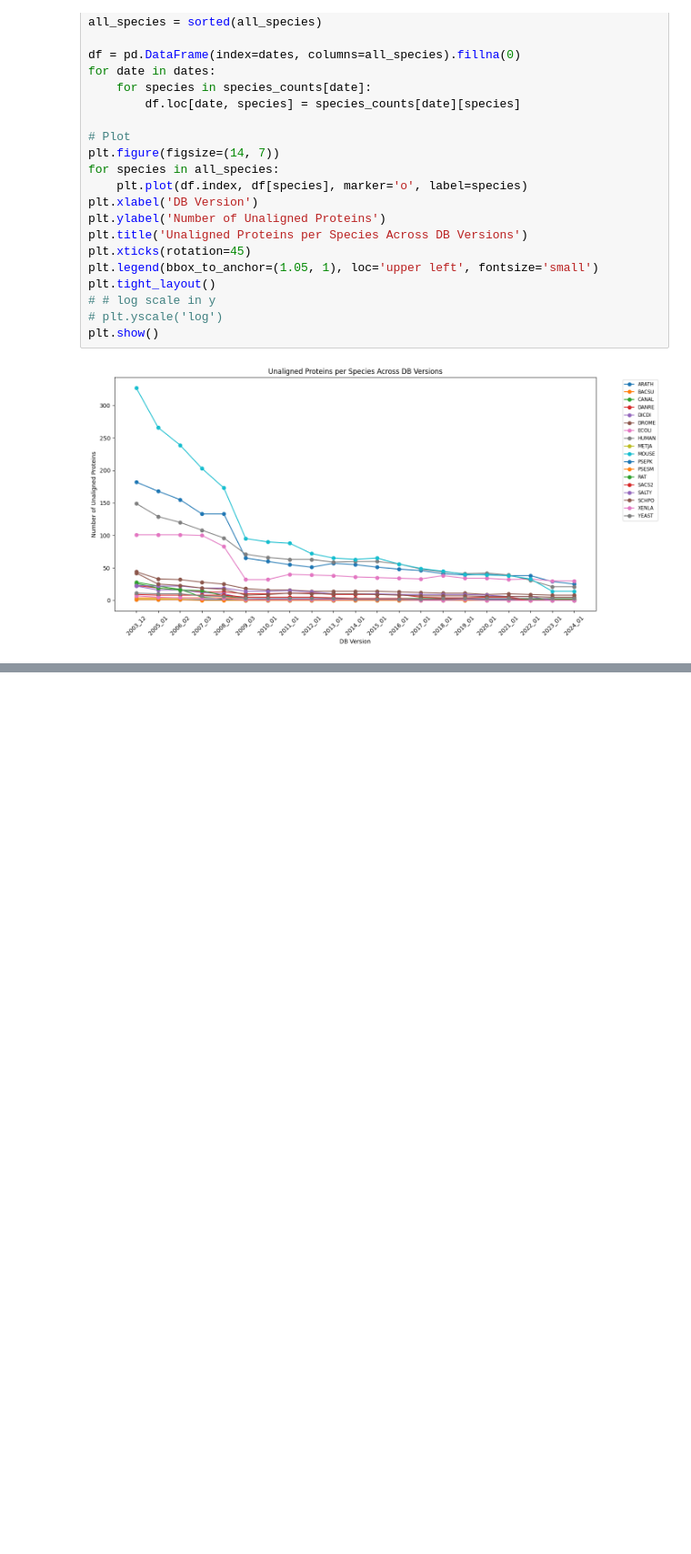
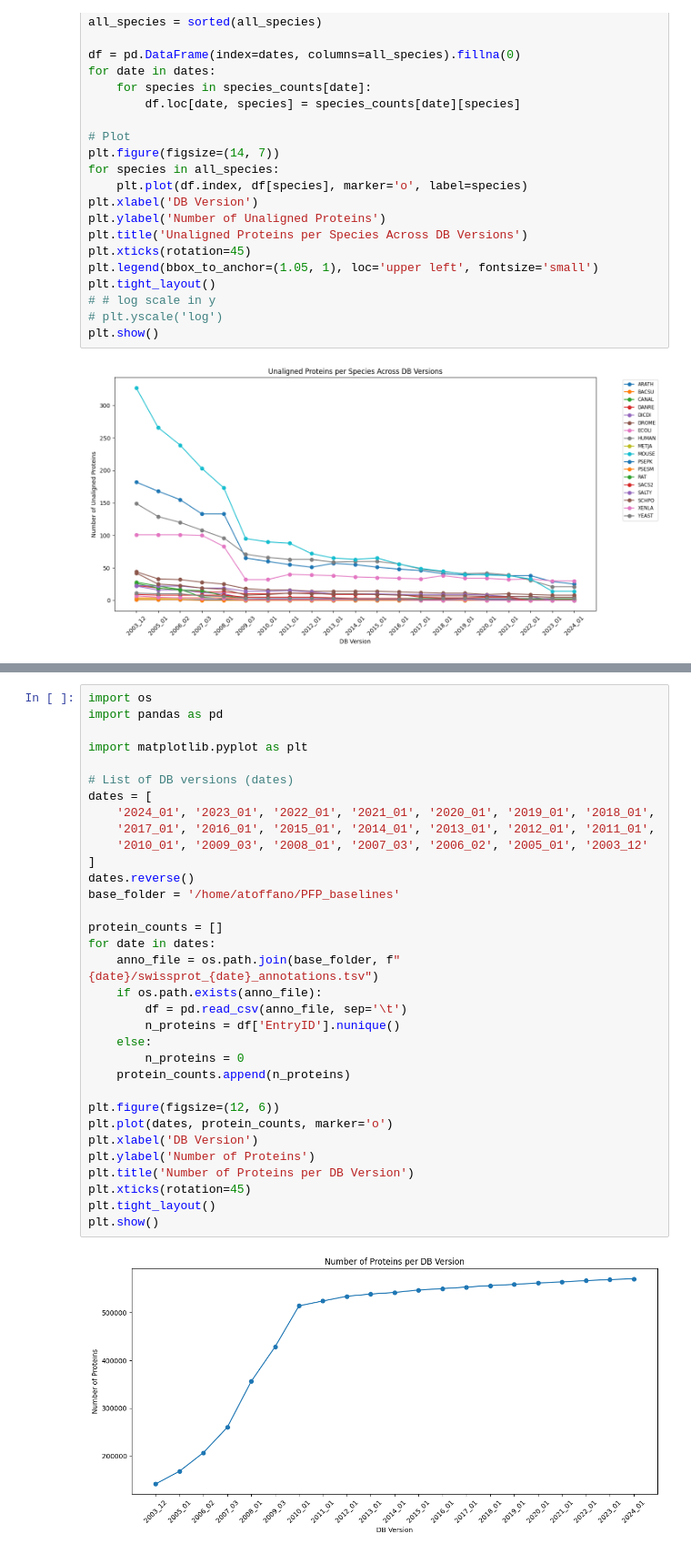
Before and after one commit to atoffano/PFP_baselines, a Jupyter notebook: embedding_explo.ipynb, the cells around one changed output, grey strips where cells are left out. Shown at 91% size. Drawn from its saved outputs; the diff is of its cells as text; blank space fills up the shorter version.

```diff
--- a/embedding_explo.ipynb
+++ b/embedding_explo.ipynb
@@ -485,3 +532,38 @@ plt.show()
+# %%
+import os
+import pandas as pd
+
+import matplotlib.pyplot as plt
+
+# List of DB versions (dates)
+dates = [
+    '2024_01', '2023_01', '2022_01', '2021_01', '2020_01', '2019_01', '2018_01',
+    '2017_01', '2016_01', '2015_01', '2014_01', '2013_01', '2012_01', '2011_01',
+    '2010_01', '2009_03', '2008_01', '2007_03', '2006_02', '2005_01', '2003_12'
+]
+dates.reverse()
+base_folder = '/home/atoffano/PFP_baselines'
+
+protein_counts = []
+for date in dates:
+    anno_file = os.path.join(base_folder, f"{date}/swissprot_{date}_annotations.tsv")
+    if os.path.exists(anno_file):
+        df = pd.read_csv(anno_file, sep='\t')
+        n_proteins = df['EntryID'].nunique()
+    else:
+        n_proteins = 0
+    protein_counts.append(n_proteins)
+
+plt.figure(figsize=(12, 6))
+plt.plot(dates, protein_counts, marker='o')
+plt.xlabel('DB Version')
+plt.ylabel('Number of Proteins')
+plt.title('Number of Proteins per DB Version')
+plt.xticks(rotation=45)
+plt.tight_layout()
+plt.show()
+# %% [output]
+[figure, added]
 # %%
 import pandas as pd
 import umap
```
Also changed, not shown: parts of 5 cells of this notebook, 5 other files.
